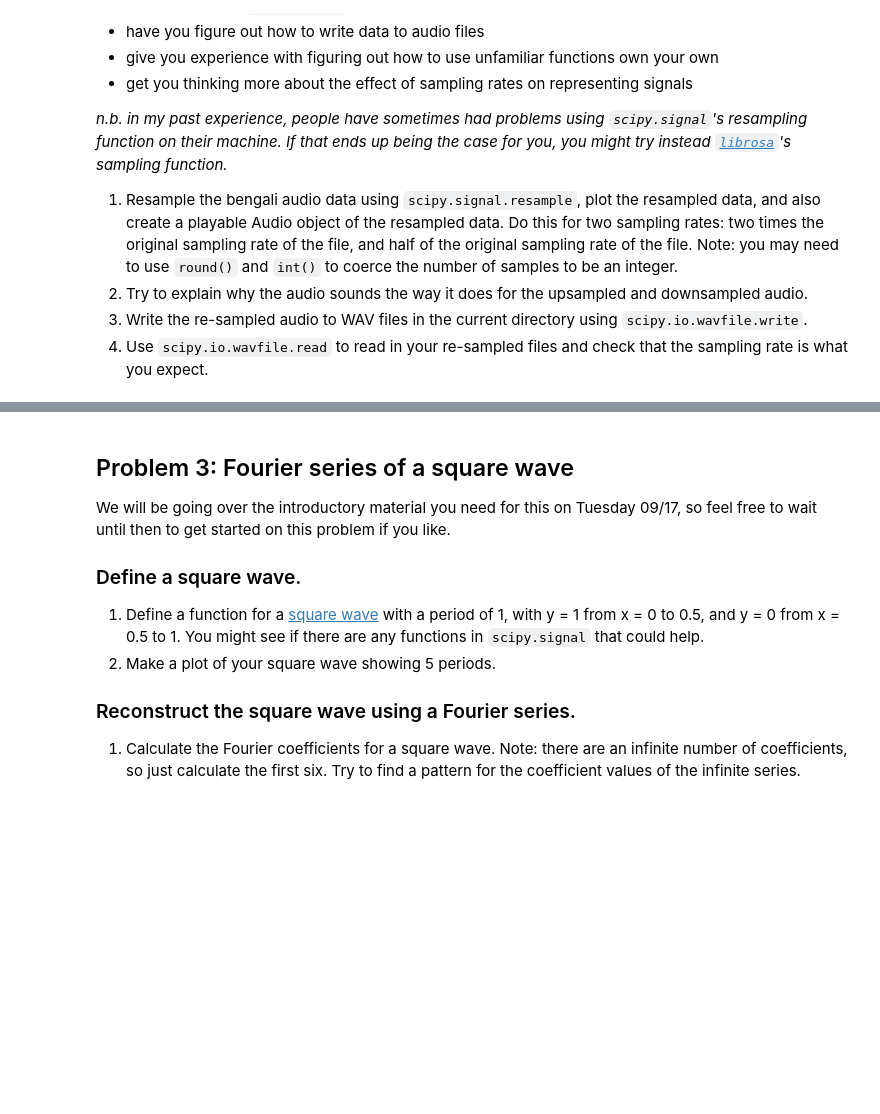
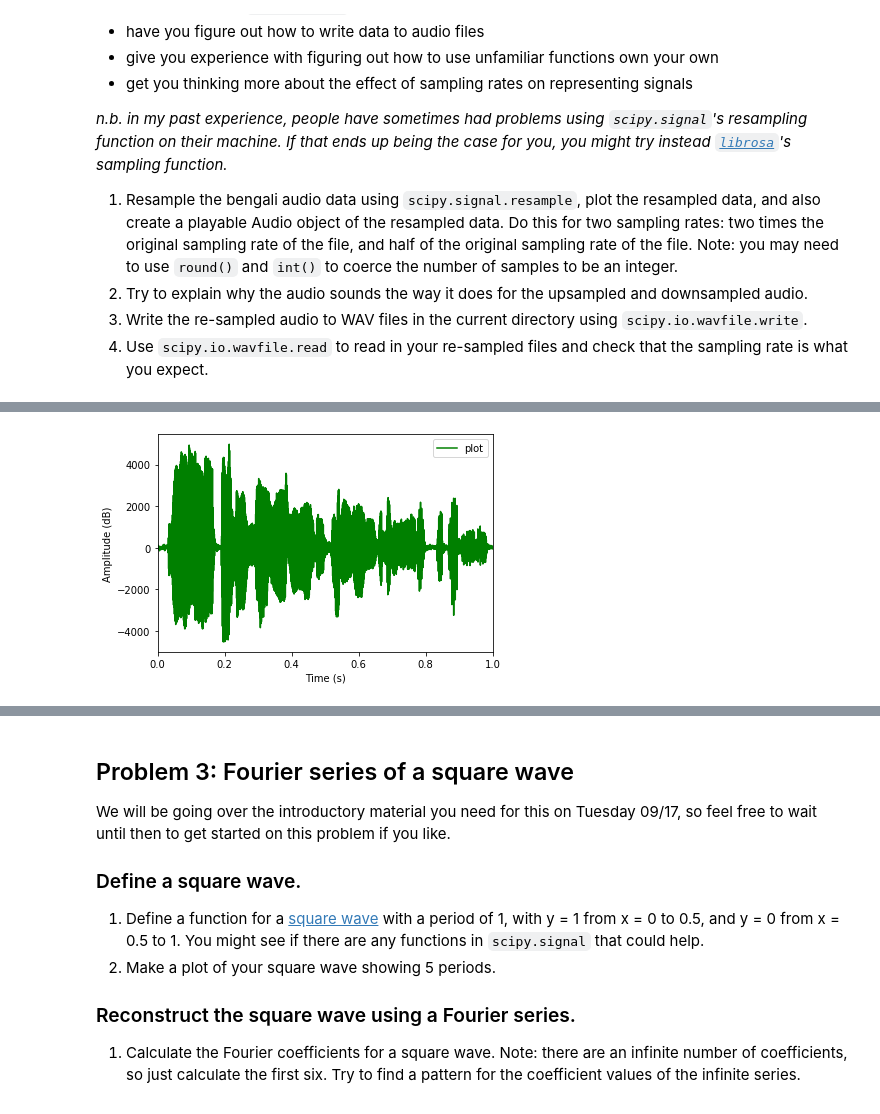
Before and after one commit to ling592b-f19/ling592b-f19-ps02-rayt98, a Jupyter notebook: 592B-f19_ps02.ipynb, the cells around one changed output, grey strips where cells are left out. Drawn from its saved outputs; the diff is of its cells as text; code cells hidden in the pictures; blank space fills up the shorter version.

```diff
--- a/592B-f19_ps02.ipynb
+++ b/592B-f19_ps02.ipynb
@@ -41,3 +60,11 @@ The purpose of this problem is to:
 2. Try to explain why the audio sounds the way it does for the upsampled and downsampled audio.
 3. Write the re-sampled audio to WAV files in the current directory using `scipy.io.wavfile.write`.
 4. Use `scipy.io.wavfile.read` to read in your re-sampled files and check that the sampling rate is what you expect.
+# %%
+import scipy.signal as signal
+new_data_twice=signal.resample(audio_1,fs_1*2)
+# display(Audio(data=new_data_twice,rate=fs_1))
+# display(Audio(data=new_data_half,rate=fs_1))
+plotsAndPlay(new_data_twice,0,1,fs_1*2-1,1)
+# total_sec_half= int(len(new_data_half)/fs_1)
+# %% [output]
@@ -43,0 +72 @@ The purpose of this problem is to:
+[figure, added]
```
Also changed, not shown: parts of 7 cells of this notebook, 2 other files.
